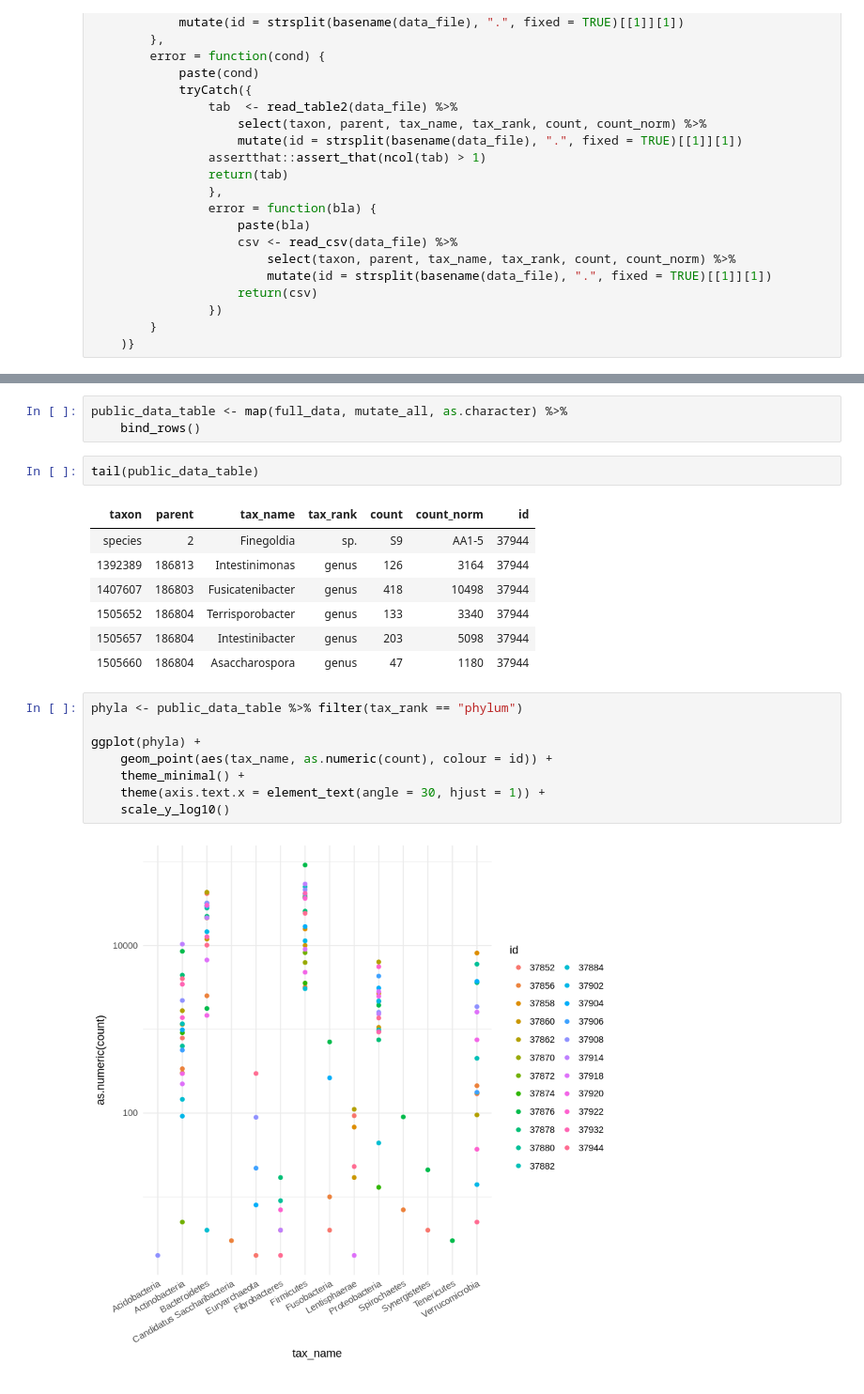
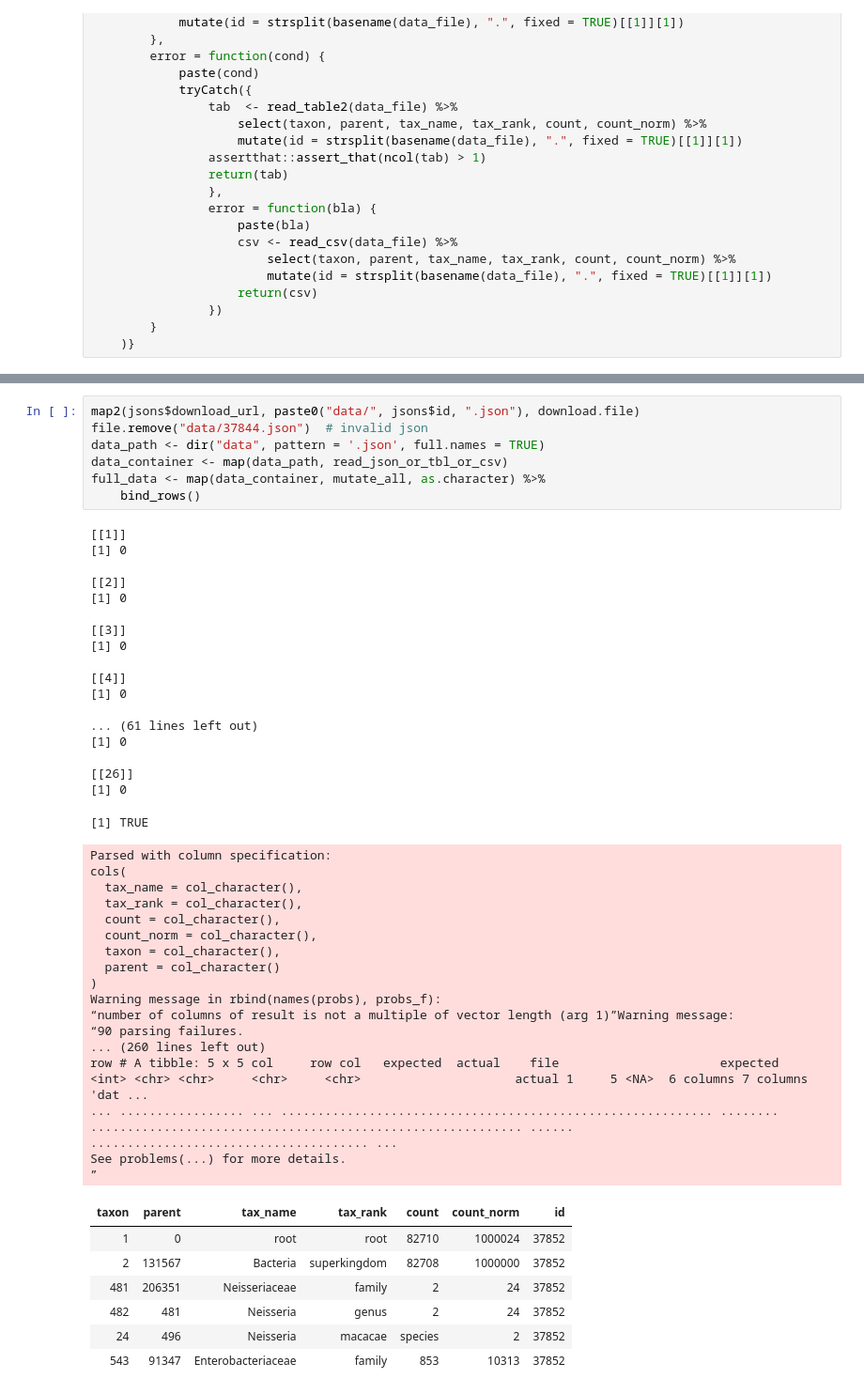
Before and after one commit to OpenHumans/ohjh-example-notebooks, a Jupyter notebook: ubiome.ipynb, the cells around one changed output, grey strips where cells are left out. Shown at 94% size. Saved outputs shown, nothing was run; the diff lists cells and outputs as text.

```diff
--- a/ubiome.ipynb
+++ b/ubiome.ipynb
@@ -111,23 +67,50 @@ See problems(...) for more details.
-# %%
-public_data_table <- map(full_data, mutate_all, as.character) %>%
-    bind_rows()
-# %%
-tail(public_data_table)
-# %% [output]
-| taxon | parent | tax_name | tax_rank | count | count_norm | id |
-| species | 2 | Finegoldia | sp. | S9 | AA1-5 | 37944 |
-| 1392389 | 186813 | Intestinimonas | genus | 126 | 3164 | 37944 |
-| 1407607 | 186803 | Fusicatenibacter | genus | 418 | 10498 | 37944 |
-| 1505652 | 186804 | Terrisporobacter | genus | 133 | 3340 | 37944 |
-| 1505657 | 186804 | Intestinibacter | genus | 203 | 5098 | 37944 |
-| 1505660 | 186804 | Asaccharospora | genus | 47 | 1180 | 37944 |
-# %%
-phyla <- public_data_table %>% filter(tax_rank == "phylum")
-
-ggplot(phyla) +
-    geom_point(aes(tax_name, as.numeric(count), colour = id)) +
-    theme_minimal() +
-    theme(axis.text.x = element_text(angle = 30, hjust = 1)) +
-    scale_y_log10()
-# %% [output]
-[figure, removed]
+# %%
+map2(jsons$download_url, paste0("data/", jsons$id, ".json"), download.file)
+file.remove("data/37844.json")  # invalid json
+data_path <- dir("data", pattern = '.json', full.names = TRUE)
+data_container <- map(data_path, read_json_or_tbl_or_csv)
+full_data <- map(data_container, mutate_all, as.character) %>%
+    bind_rows()
+# %% [output]
+[[1]]
+[1] 0
+
+[[2]]
+[1] 0
+
+[[3]]
+[1] 0
+
+[[4]]
+[1] 0
+
+... (61 lines left out)
+[1] 0
+
+[[26]]
+[1] 0
+[1] TRUE
+Parsed with column specification:
+cols(
+  tax_name = col_character(),
+  tax_rank = col_character(),
+  count = col_character(),
+  count_norm = col_character(),
+  taxon = col_character(),
+  parent = col_character()
+)
+Warning message in rbind(names(probs), probs_f):
+“number of columns of result is not a multiple of vector length (arg 1)”Warning message:
+“90 parsing failures.
+... (260 lines left out)
+row # A tibble: 5 x 5 col     row col   expected  actual    file                      expected   <int> <chr> <chr>     <chr>     <chr>                     actual 1     5 <NA>  6 columns 7 columns 'dat ...
+... ................. ... ........................................................... ........ ........................................................... ...... ...................................... ...
+See problems(...) for more details.
+”
+| taxon | parent | tax_name | tax_rank | count | count_norm | id |
+| 1 | 0 | root | root | 82710 | 1000024 | 37852 |
+| 2 | 131567 | Bacteria | superkingdom | 82708 | 1000000 | 37852 |
+| 481 | 206351 | Neisseriaceae | family | 2 | 24 | 37852 |
+| 482 | 481 | Neisseria | genus | 2 | 24 | 37852 |
+| 24 | 496 | Neisseria | macacae | species | 2 | 37852 |
+| 543 | 91347 | Enterobacteriaceae | family | 853 | 10313 | 37852 |
```
Also changed, not shown: parts of 17 cells of this notebook.
